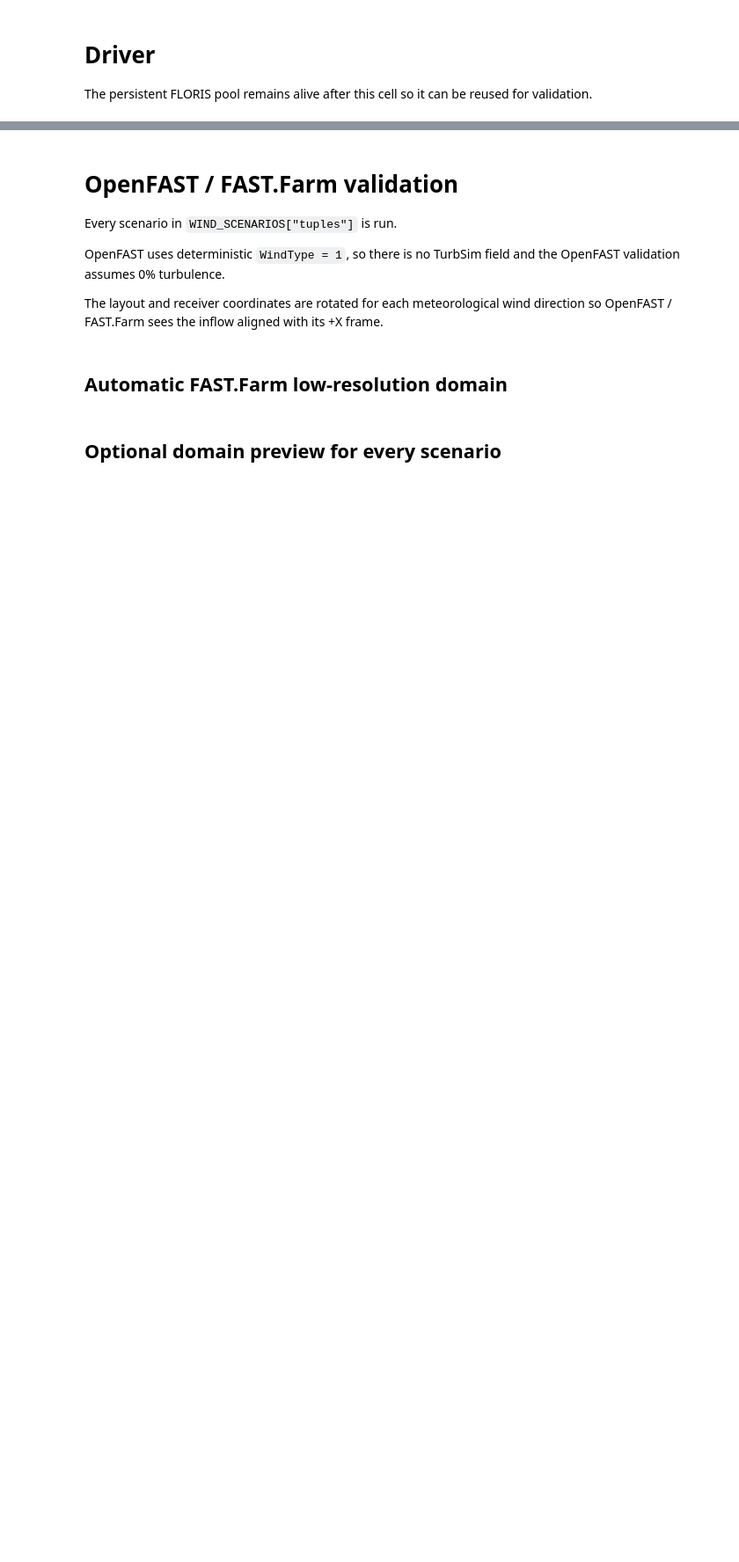
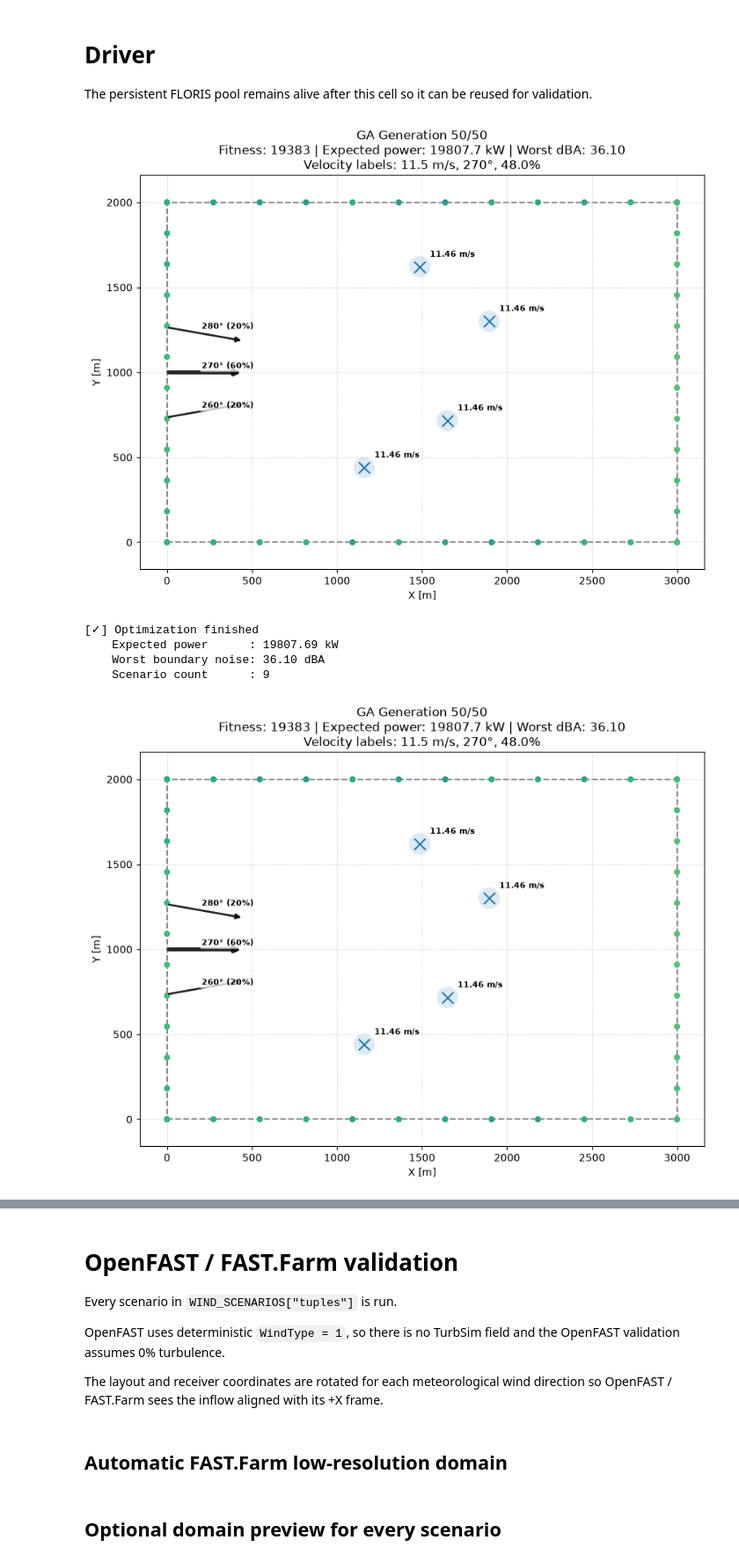
Before and after one commit to python9160/wind-farm-aeroacoustic-optimization, a Jupyter notebook: GA_with_OpenFAST_validation.ipynb, the cells around one changed output, grey strips where cells are left out. Shown at 88% size. Saved outputs shown, nothing was run; the diff lists cells and outputs as text; code cells hidden in the pictures; blank space fills up the shorter version.

Commit message:
Added more plots

```diff
--- a/GA_with_OpenFAST_validation.ipynb
+++ b/GA_with_OpenFAST_validation.ipynb
@@ -121,6 +127,22 @@ surrogate = AASurrogate()
 # )
 
 # -------------------------
+# GA result outputs
+# -------------------------
+GA_OUTPUT_DIR = Path("ga_optimization_results")
+GA_FIGURE_DIR = GA_OUTPUT_DIR / "figures"
+
+GA_OUTPUT_DIR.mkdir(
+    parents=True,
+    exist_ok=True,
+)
+
+GA_FIGURE_DIR.mkdir(
+    parents=True,
+    exist_ok=True,
+)
+
+# -------------------------
 # OpenFAST / FAST.Farm
 # -------------------------
 OPENFAST_VERIFY_DIR = Path("openfast_verification")
@@ -1504,0 +2084,39 @@ best_noise = results["best_worst_noise_dba"]
+# %%
+results = run_ga()
+
+best_layout = results["best_layout"]
+
+best_pwr = results["best_expected_power_kw"]
+
+best_noise = results["best_worst_noise_dba"]
+
+ga_generation_metrics = results["generation_metrics"]
+
+ga_saved_files = save_ga_results(results)
+
+ga_saved_figures = save_ga_metric_figures(
+    ga_generation_metrics
+)
+
+optimized_layout_figure = save_final_optimized_layout_figure(
+    results
+)
+
+print("\nSaved GA data:")
+
+for path in ga_saved_files.values():
+    print(f"  {path}")
+
+print("\nSaved GA figures:")
+
+for path in ga_saved_figures.values():
+    print(f"  {path}")
+
+print(f"  {optimized_layout_figure}")
+# %% [output]
+[figure, added]
+[✓] Optimization finished
+    Expected power      : 19807.69 kW
+    Worst boundary noise: 36.10 dBA
+    Scenario count      : 9
+[figure, added]
```
Also changed, not shown: parts of 24 cells of this notebook, 28 other files.
